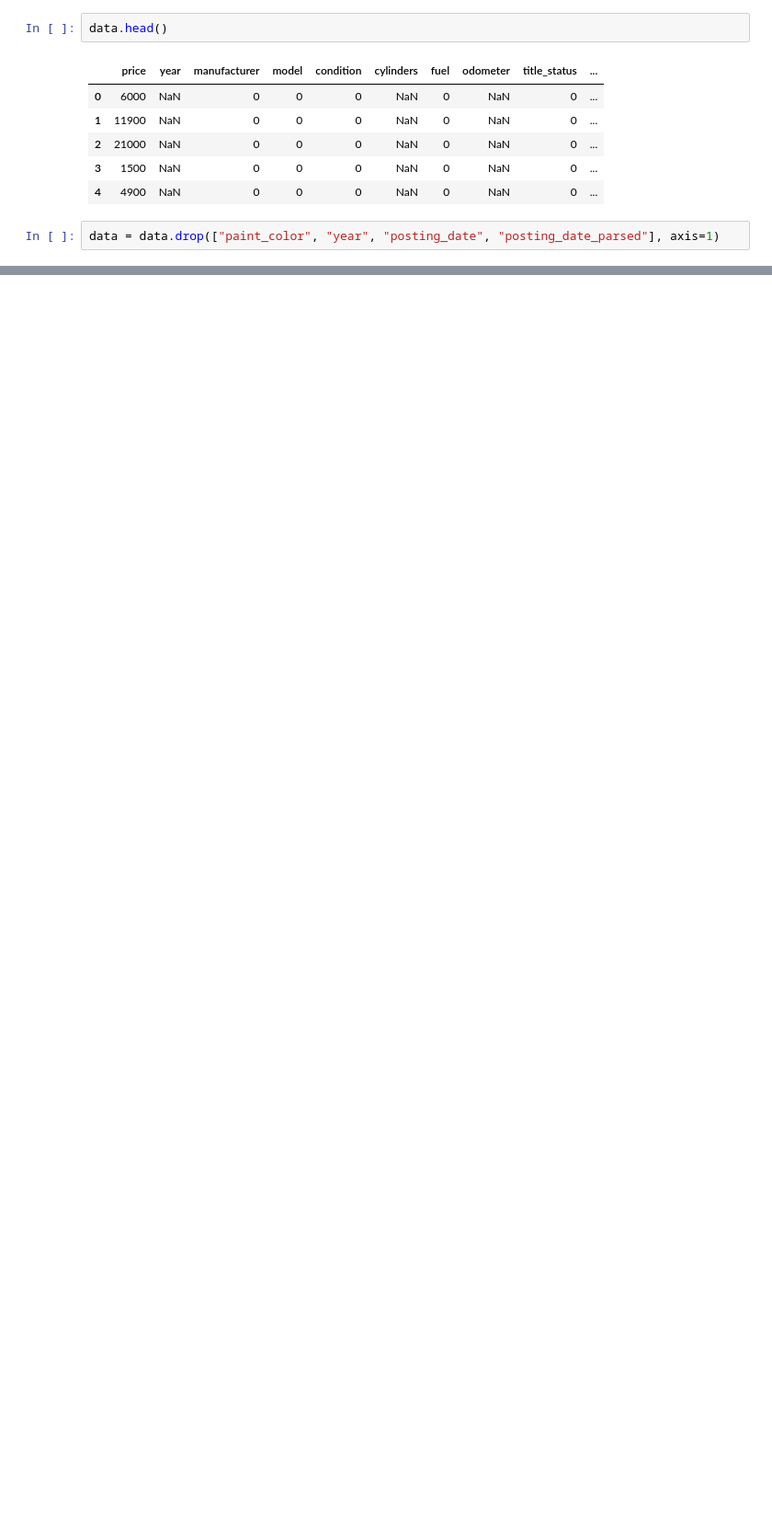
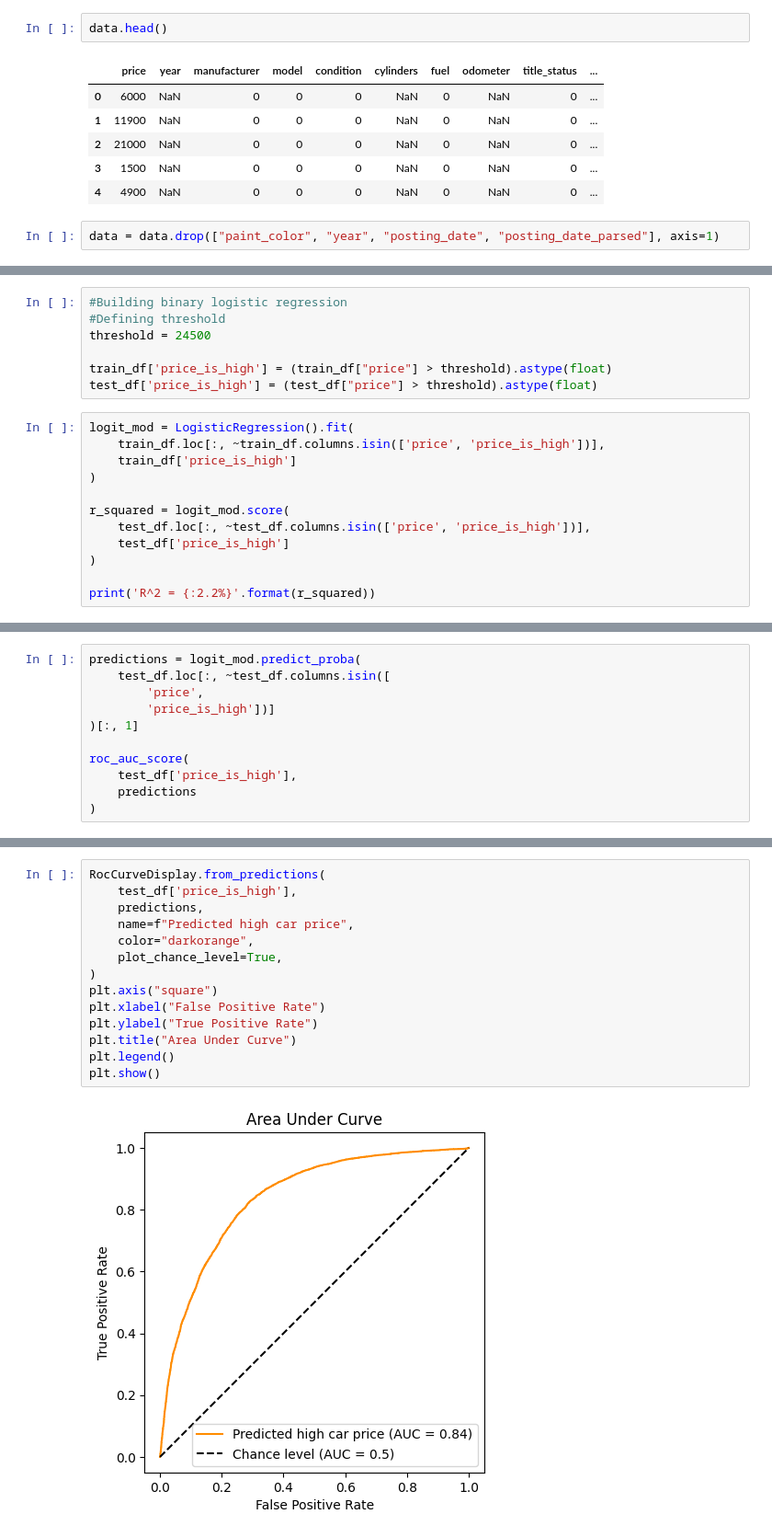
Before and after one commit to tsal4/data2000_labs, a Jupyter notebook: labs/040_linear-models-lab.ipynb, the cells around one changed output, grey strips where cells are left out. Shown at 92% size. Saved outputs shown, nothing was run; the diff lists cells and outputs as text; blank space fills up the shorter version.

```diff
--- a/labs/040_linear-models-lab.ipynb
+++ b/labs/040_linear-models-lab.ipynb
@@ -535,0 +587,19 @@ data.describe()
+# %%
+#Building binary logistic regression
+#Defining threshold
+threshold = 24500
+
+train_df['price_is_high'] = (train_df["price"] > threshold).astype(float)
+test_df['price_is_high'] = (test_df["price"] > threshold).astype(float)
+# %%
+logit_mod = LogisticRegression().fit(
+    train_df.loc[:, ~train_df.columns.isin(['price', 'price_is_high'])],
+    train_df['price_is_high']
+)
+
+r_squared = logit_mod.score(
+    test_df.loc[:, ~test_df.columns.isin(['price', 'price_is_high'])],
+    test_df['price_is_high']
+)
+
+print('R^2 = {:2.2%}'.format(r_squared))
@@ -535,0 +615,11 @@ data.describe()
+# %%
+predictions = logit_mod.predict_proba(
+    test_df.loc[:, ~test_df.columns.isin([
+        'price',
+        'price_is_high'])]
+)[:, 1]
+
+roc_auc_score(
+    test_df['price_is_high'],
+    predictions
+)
@@ -535,0 +628,16 @@ data.describe()
+# %%
+RocCurveDisplay.from_predictions(
+    test_df['price_is_high'],
+    predictions,
+    name=f"Predicted high car price",
+    color="darkorange",
+    plot_chance_level=True,
+)
+plt.axis("square")
+plt.xlabel("False Positive Rate")
+plt.ylabel("True Positive Rate")
+plt.title("Area Under Curve")
+plt.legend()
+plt.show()
+# %% [output]
+[figure, added]
```
Also changed, not shown: parts of 13 cells of this notebook.
